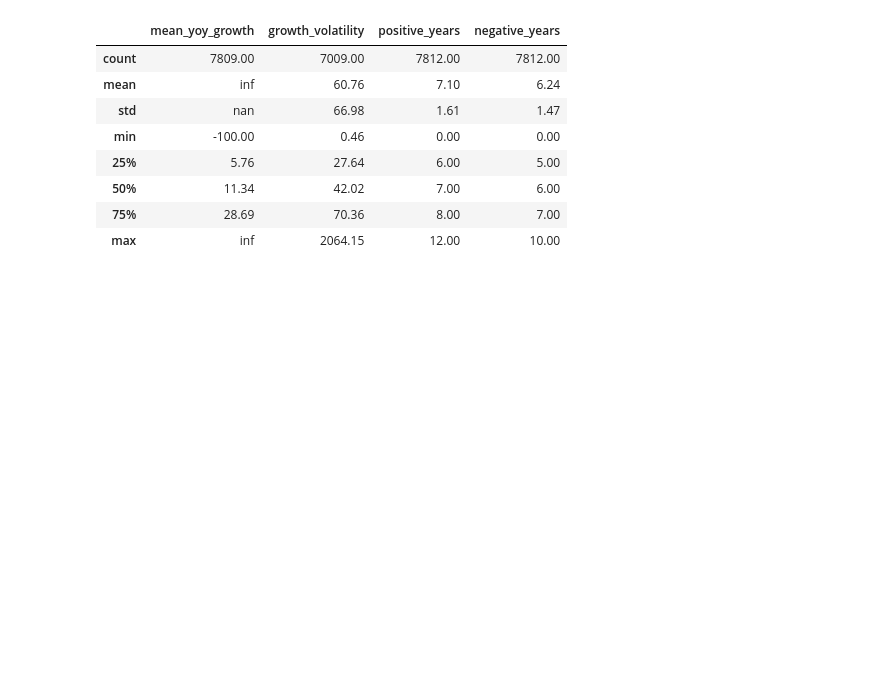
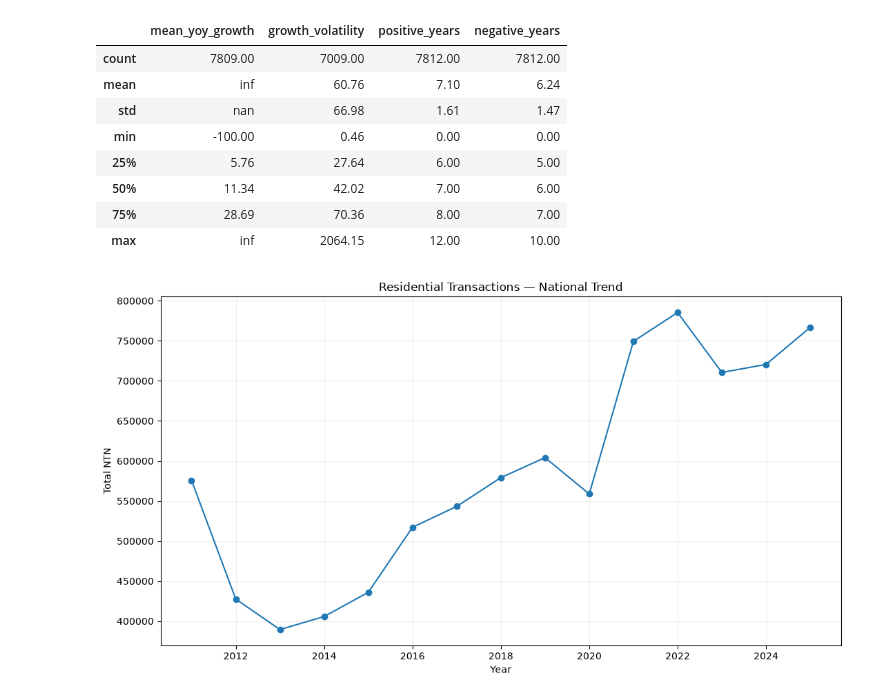
Before and after one commit to danielematix67-boop/italian-real-estate-analysis, a Jupyter notebook: notebooks/02_omi_transactions_exploration.ipynb, the cells around one changed output. Saved outputs shown, nothing was run; the diff lists cells and outputs as text; code cells hidden in the pictures; blank space fills up the shorter version.

```diff
--- a/notebooks/02_omi_transactions_exploration.ipynb
+++ b/notebooks/02_omi_transactions_exploration.ipynb
@@ -1737,3 +1737,21 @@ display(
 | 50% | 11.34 | 42.02 | 7.00 | 6.00 |
 | 75% | 28.69 | 70.36 | 8.00 | 7.00 |
 | max | inf | 2064.15 | 12.00 | 10.00 |
+# %%
+fig, ax = plt.subplots(figsize=(11, 6))
+
+ax.plot(
+    annual_market['year'],
+    annual_market['total_ntn'],
+    marker='o'
+)
+
+ax.set_title('Residential Transactions — National Trend')
+ax.set_xlabel('Year')
+ax.set_ylabel('Total NTN')
+ax.grid(alpha=0.2)
+
+fig.tight_layout()
+plt.show()
+# %% [output]
+[figure, added]
```
Also changed, not shown: parts of 4 cells of this notebook, 1 other file.
